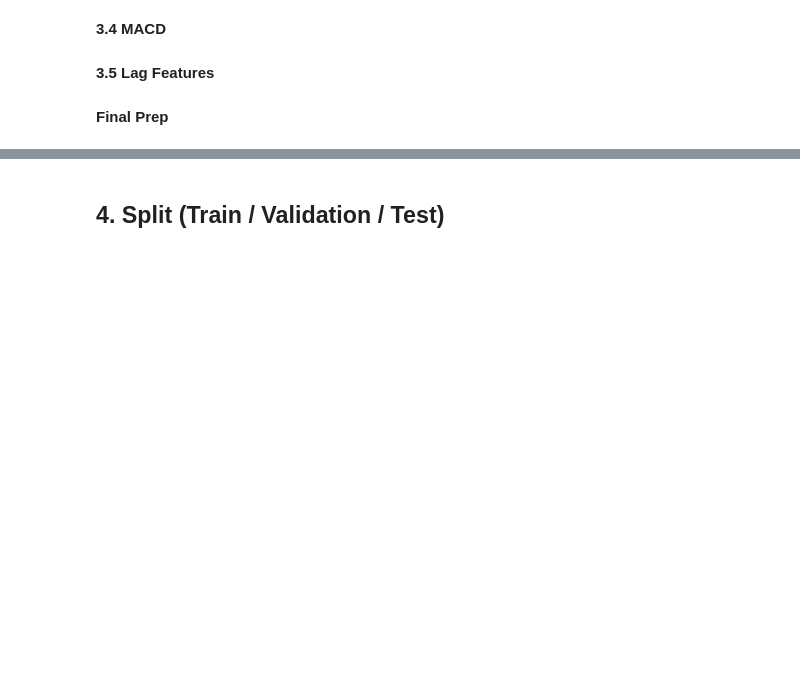
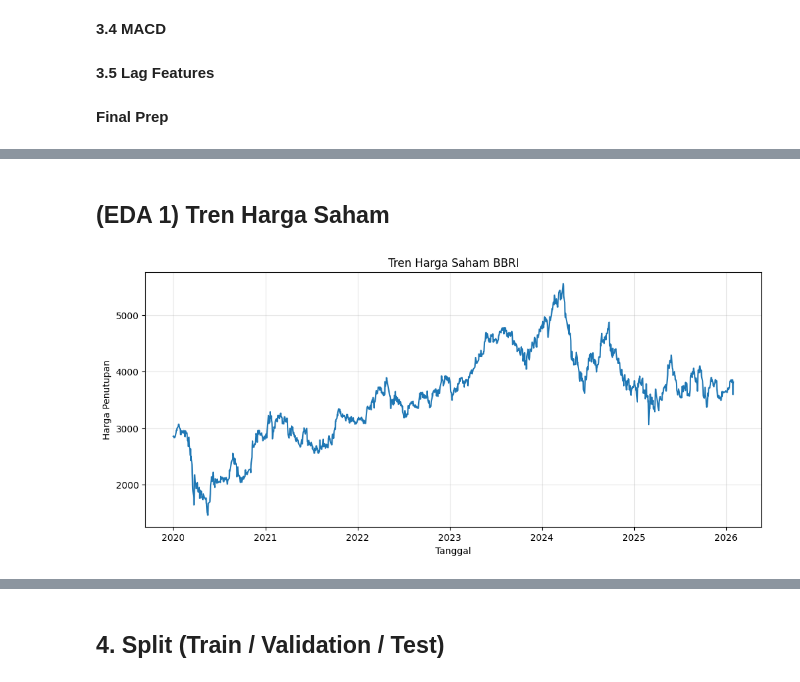
Before and after one commit to Anggirahdillah/bbri-ai, a Jupyter notebook: notebooks/preprocessing.ipynb, the cells around one changed output, grey strips where cells are left out. Saved outputs shown, nothing was run; the diff lists cells and outputs as text; code cells hidden in the pictures; blank space fills up the shorter version.

```diff
--- a/notebooks/preprocessing.ipynb
+++ b/notebooks/preprocessing.ipynb
@@ -103,0 +104,14 @@ df_prepared.head()
+# %% [markdown]
+## **(EDA 1) Tren Harga Saham**
+# %%
+import matplotlib.pyplot as plt
+
+plt.figure(figsize=(12,5))
+plt.plot(df_clean['date'], df_clean['close'])
+plt.title('Tren Harga Saham BBRI')
+plt.xlabel('Tanggal')
+plt.ylabel('Harga Penutupan')
+plt.grid(alpha=0.3)
+plt.show()
+# %% [output]
+[figure, added]
```
Also changed, not shown: parts of 9 cells of this notebook, 20 other files.
